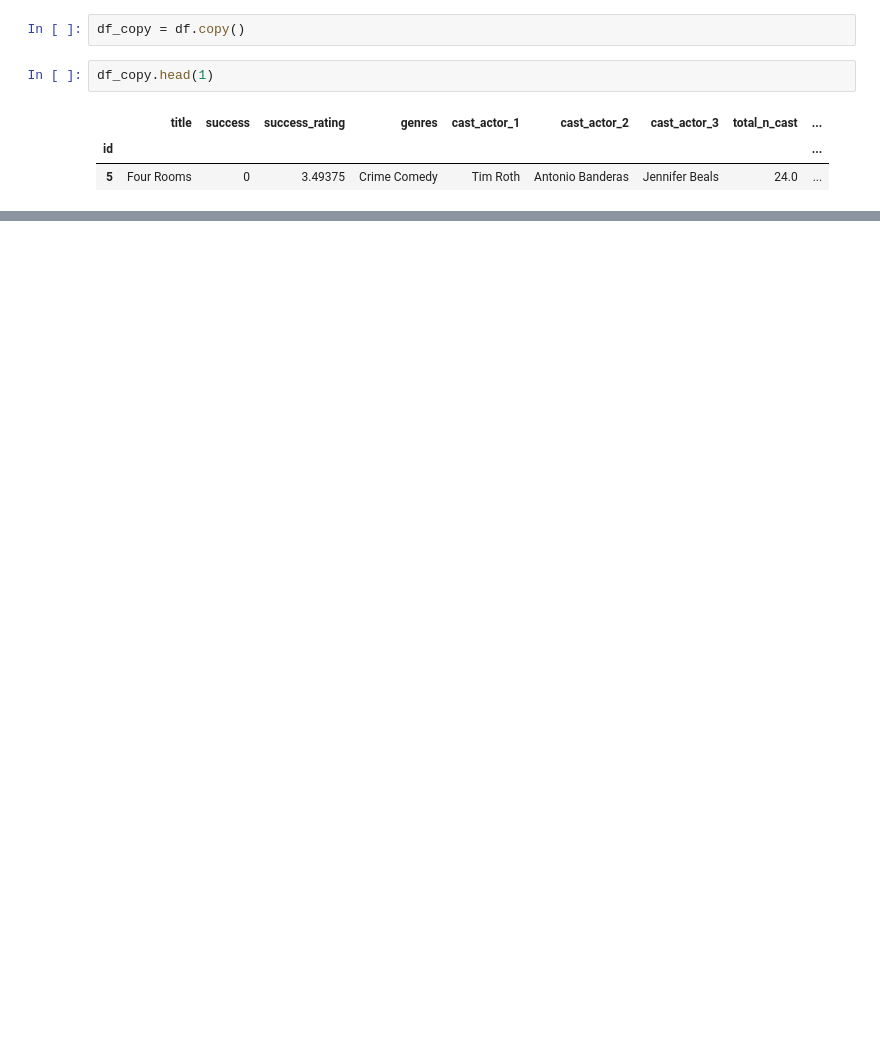
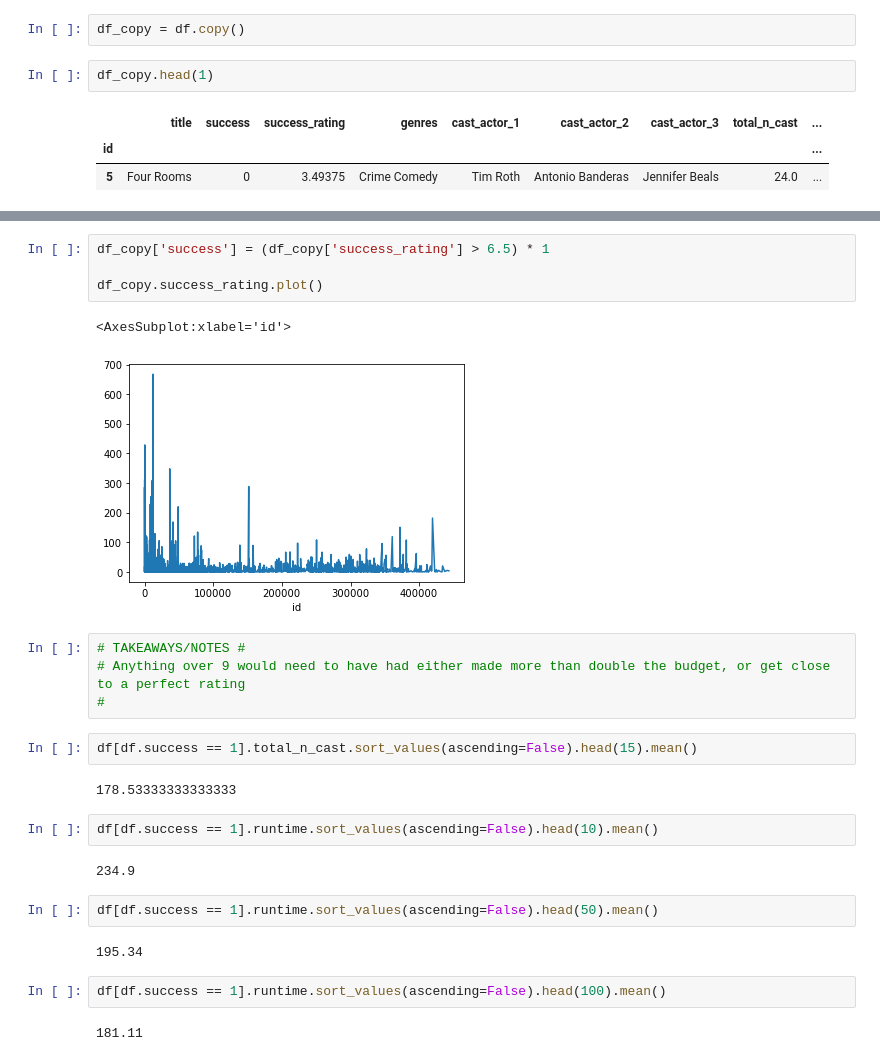
Before and after one commit to Movie-Success-Capstone/Movie-Capstone, a Jupyter notebook: braeden_explore.ipynb, the cells around one changed output, grey strips where cells are left out. Saved outputs shown, nothing was run; the diff lists cells and outputs as text; blank space fills up the shorter version.

```diff
--- a/braeden_explore.ipynb
+++ b/braeden_explore.ipynb
@@ -355,0 +352,27 @@ NameError: name 'success_ratings' is not defined
+# %%
+df_copy['success'] = (df_copy['success_rating'] > 6.5) * 1
+
+df_copy.success_rating.plot()
+# %% [output]
+<AxesSubplot:xlabel='id'>
+[figure, added]
+# %%
+# TAKEAWAYS/NOTES #
+# Anything over 9 would need to have had either made more than double the budget, or get close to a perfect rating
+#
+# %%
+df[df.success == 1].total_n_cast.sort_values(ascending=False).head(15).mean()
+# %% [output]
+178.53333333333333
+# %%
+df[df.success == 1].runtime.sort_values(ascending=False).head(10).mean()
+# %% [output]
+234.9
+# %%
+df[df.success == 1].runtime.sort_values(ascending=False).head(50).mean()
+# %% [output]
+195.34
+# %%
+df[df.success == 1].runtime.sort_values(ascending=False).head(100).mean()
+# %% [output]
+181.11
```
Also changed, not shown: parts of 55 cells of this notebook.
